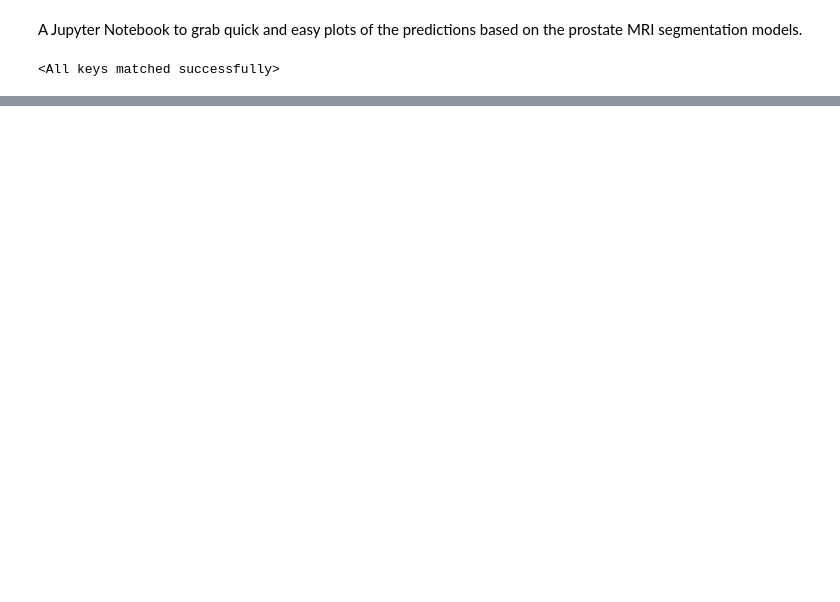
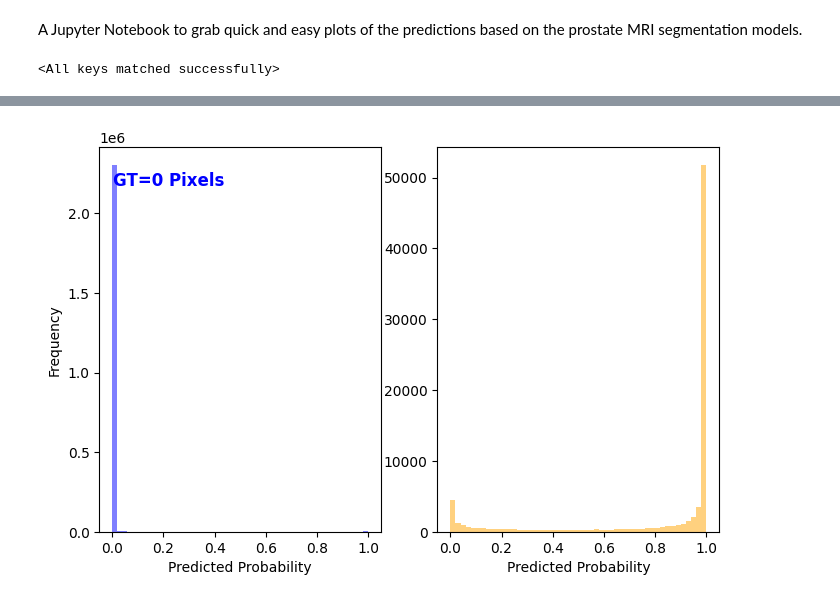
Before and after one commit to matthew-gerry/mri_segmentation_prostate, a Jupyter notebook: visualization.ipynb, the cells around one changed output, grey strips where cells are left out. Saved outputs shown, nothing was run; the diff lists cells and outputs as text; code cells hidden in the pictures; blank space fills up the shorter version.

```diff
--- a/visualization.ipynb
+++ b/visualization.ipynb
@@ -95,0 +128,17 @@ plt.show()
+# %%
+# Plot a histogram of all probabilities across all pixels in the validation set, showing pixels where the ground truth is 1 and 0 separately
+
+all_probs_gt1 = []
+all_probs_gt0 = []
+model.eval()
+with torch.no_grad():
+    for images, masks in val_loader:
+        outputs = model(images)
+        outputs = outputs['out'] if isinstance(outputs, dict) else outputs
+        probs = torch.sigmoid(outputs).squeeze(1).cpu().numpy()  # (N, H, W)
+        masks_np = masks.squeeze(1).cpu().numpy()                 # (N, H, W)
+
+        all_probs_gt1.extend(probs[masks_np == 1].flatten())
+        all_probs_gt0.extend(probs[masks_np == 0].flatten())
+# %% [output]
+[figure, added]
```
Also changed, not shown: parts of 5 cells of this notebook, 5 other files.
